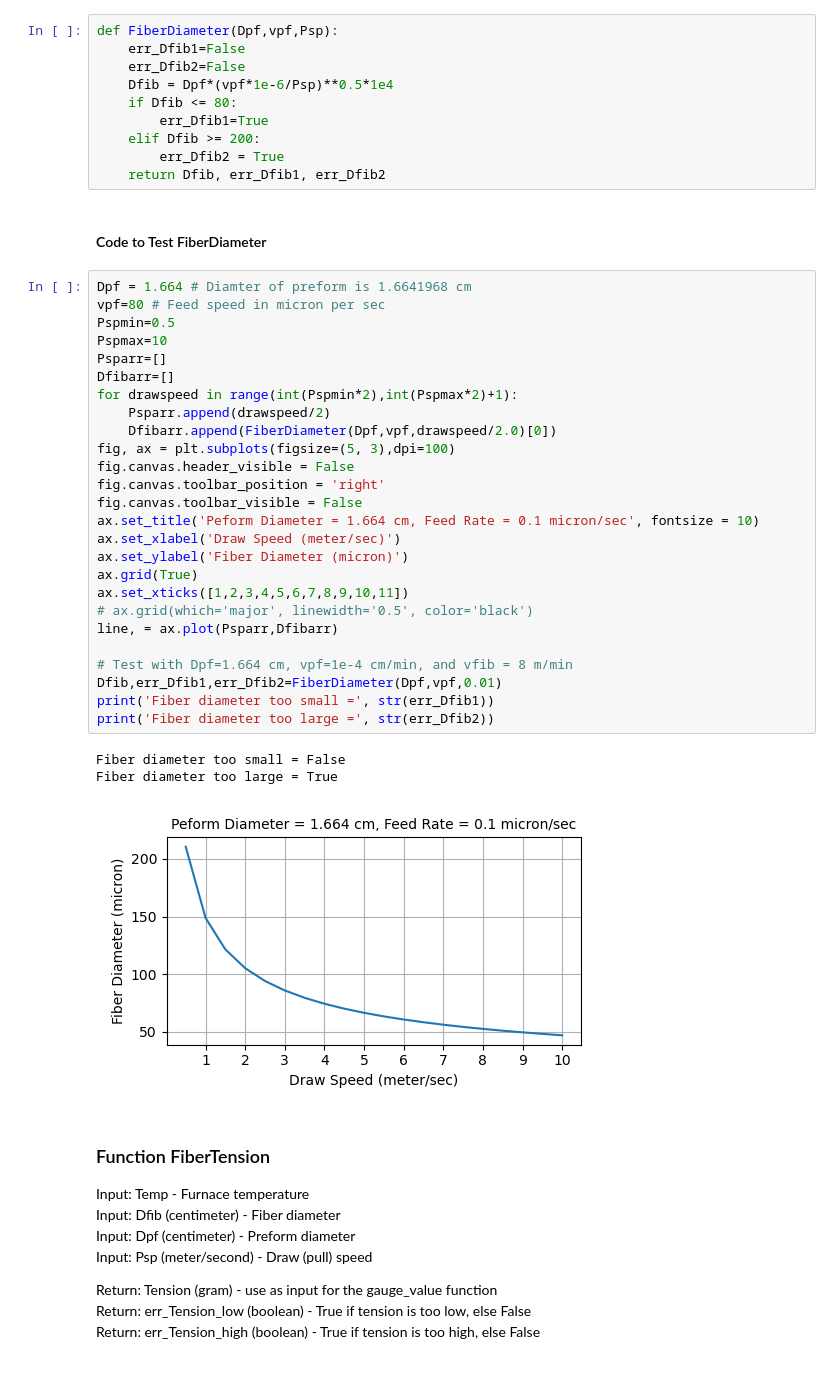
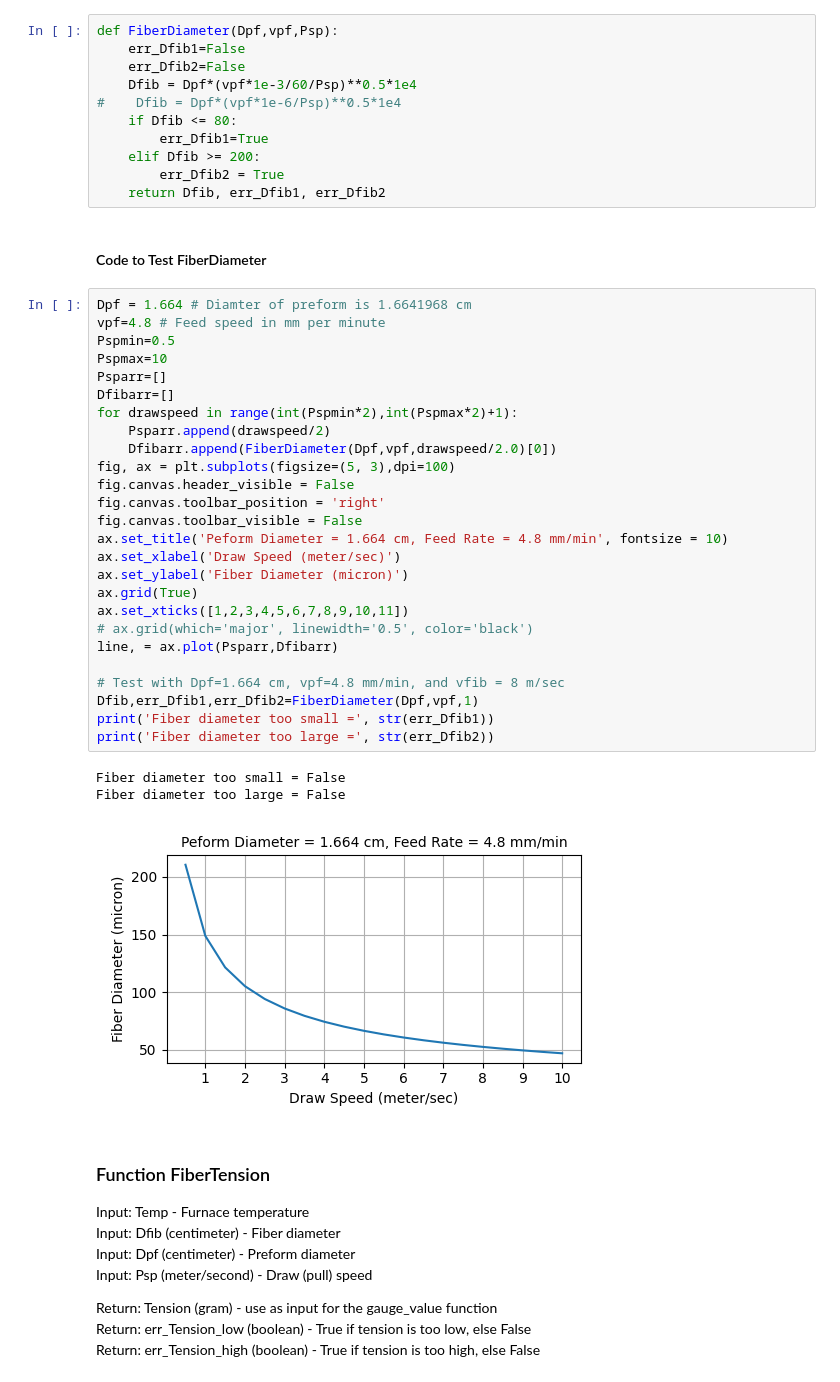
Before and after one commit to alankost/MEEP_sims, a Jupyter notebook: Draw_Tower_Functions.ipynb, the cells around one changed output. Cells and saved outputs as stored; diff of their text form.

```diff
--- a/Draw_Tower_Functions.ipynb
+++ b/Draw_Tower_Functions.ipynb
@@ -64,7 +68,8 @@ Return: err_Dfib2 (boolean) -  true if fiber diameter is greater than or equal t
 def FiberDiameter(Dpf,vpf,Psp):
     err_Dfib1=False
     err_Dfib2=False
-    Dfib = Dpf*(vpf*1e-6/Psp)**0.5*1e4
+    Dfib = Dpf*(vpf*1e-3/60/Psp)**0.5*1e4
+#    Dfib = Dpf*(vpf*1e-6/Psp)**0.5*1e4
     if Dfib <= 80:
         err_Dfib1=True
     elif Dfib >= 200:
@@ -74,34 +79,34 @@ def FiberDiameter(Dpf,vpf,Psp):
 #### Code to Test FiberDiameter
 # %%
 Dpf = 1.664 # Diamter of preform is 1.6641968 cm
-vpf=80 # Feed speed in micron per sec
+vpf=4.8 # Feed speed in mm per minute
 Pspmin=0.5
 Pspmax=10
 Psparr=[]
 Dfibarr=[]
 for drawspeed in range(int(Pspmin*2),int(Pspmax*2)+1):
     Psparr.append(drawspeed/2)
     Dfibarr.append(FiberDiameter(Dpf,vpf,drawspeed/2.0)[0])
 fig, ax = plt.subplots(figsize=(5, 3),dpi=100)
 fig.canvas.header_visible = False
 fig.canvas.toolbar_position = 'right'
 fig.canvas.toolbar_visible = False
-ax.set_title('Peform Diameter = 1.664 cm, Feed Rate = 0.1 micron/sec', fontsize = 10)
+ax.set_title('Peform Diameter = 1.664 cm, Feed Rate = 4.8 mm/min', fontsize = 10)
 ax.set_xlabel('Draw Speed (meter/sec)')
 ax.set_ylabel('Fiber Diameter (micron)')
 ax.grid(True)
 ax.set_xticks([1,2,3,4,5,6,7,8,9,10,11])
 # ax.grid(which='major', linewidth='0.5', color='black')
 line, = ax.plot(Psparr,Dfibarr)
 
-# Test with Dpf=1.664 cm, vpf=1e-4 cm/min, and vfib = 8 m/min
-Dfib,err_Dfib1,err_Dfib2=FiberDiameter(Dpf,vpf,0.01)
+# Test with Dpf=1.664 cm, vpf=4.8 mm/min, and vfib = 8 m/sec
+Dfib,err_Dfib1,err_Dfib2=FiberDiameter(Dpf,vpf,1)
 print('Fiber diameter too small =', str(err_Dfib1))
 print('Fiber diameter too large =', str(err_Dfib2))
 # %% [output]
 Fiber diameter too small = False
-Fiber diameter too large = True
+Fiber diameter too large = False
-[figure, old version]
+[figure, new version]
 # %% [markdown]
 ### Function FiberTension
 Input: Temp - Furnace temperature
```
Also changed, not shown: parts of 6 cells of this notebook.
